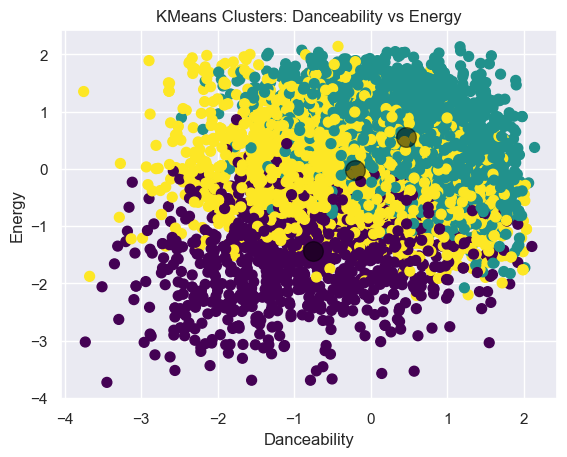
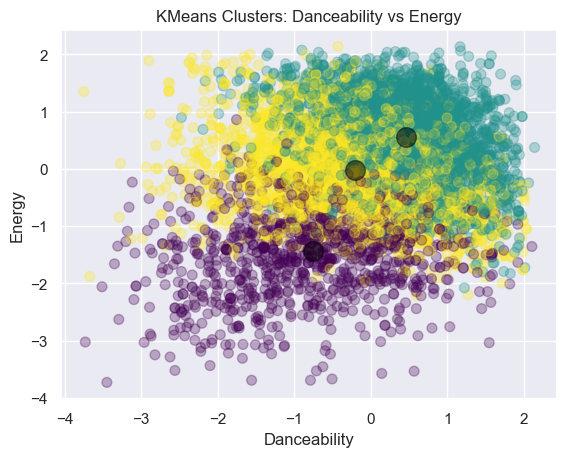
Unified diff of the notebook cell whose output changed from the first chart to the second:
--- before
+++ after
@@ -1,3 +1,3 @@
-plt.scatter(clustering_dataset['danceability'], clustering_dataset['energy'], c=y_kmeans, s=50, cmap='viridis')
+plt.scatter(clustering_dataset['danceability'], clustering_dataset['energy'], c=y_kmeans, s=50, cmap='viridis', alpha = 0.3)
 
 centers = kmeans.cluster_centers_

Commit: assignment 3